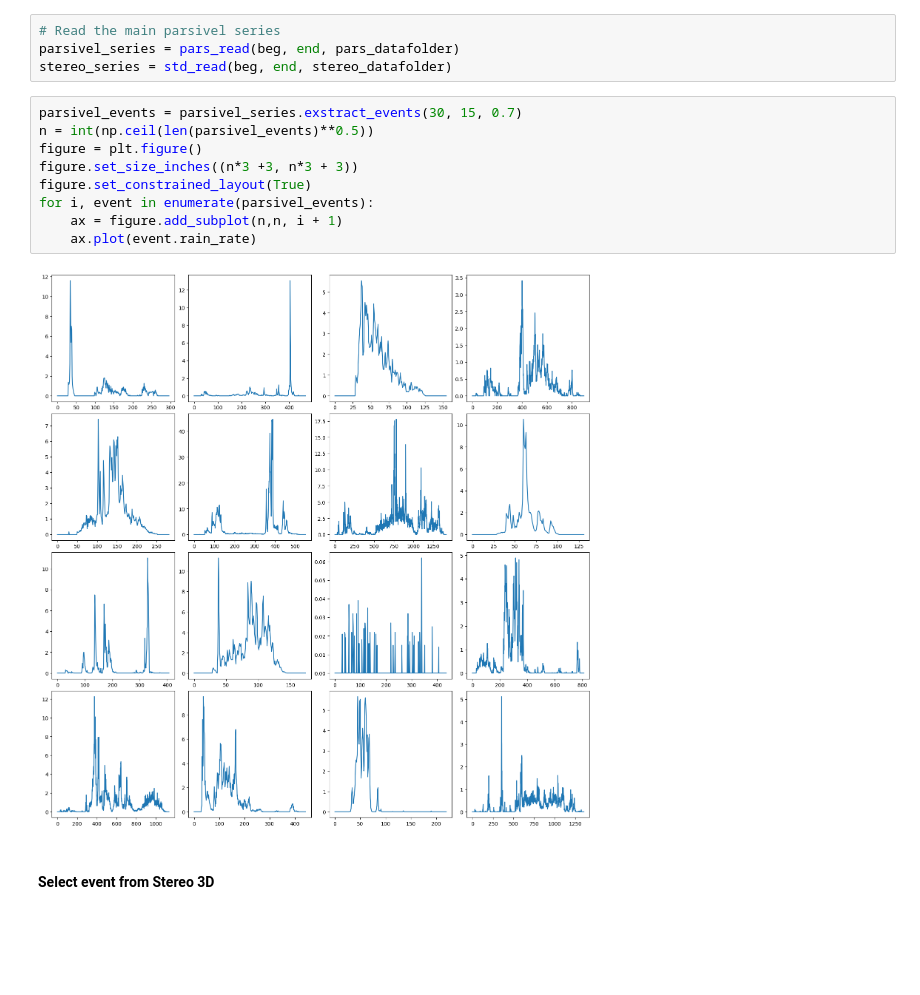
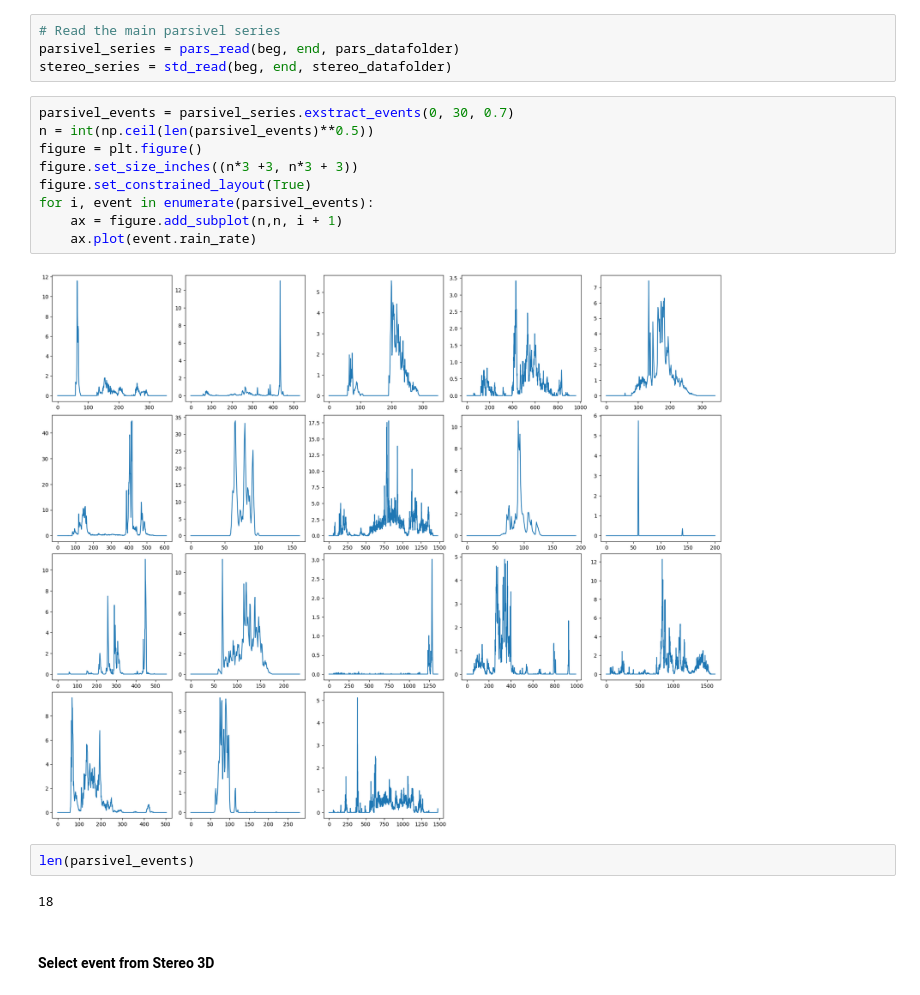
Before and after one commit to marcinmss/rain_analysis_toolbox, a Jupyter notebook: notebooks/comparison_multiple_events/select_save_events.ipynb, the cells around one changed output. Saved outputs shown, nothing was run; the diff lists cells and outputs as text; blank space fills up the shorter version.

```diff
--- a/notebooks/comparison_multiple_events/select_save_events.ipynb
+++ b/notebooks/comparison_multiple_events/select_save_events.ipynb
@@ -16,16 +16,20 @@ end = 20231022235930
 parsivel_series = pars_read(beg, end, pars_datafolder)
 stereo_series = std_read(beg, end, stereo_datafolder)
 # %%
-parsivel_events = parsivel_series.exstract_events(30, 15, 0.7)
+parsivel_events = parsivel_series.exstract_events(0, 30, 0.7)
 n = int(np.ceil(len(parsivel_events)**0.5))
 figure = plt.figure()
 figure.set_size_inches((n*3 +3, n*3 + 3))
 figure.set_constrained_layout(True)
 for i, event in enumerate(parsivel_events):
     ax = figure.add_subplot(n,n, i + 1)
     ax.plot(event.rain_rate)
 # %% [output]
-[figure, old version]
+[figure, new version]
+# %%
+len(parsivel_events)
+# %% [output]
+18
 # %% [markdown]
 #### Select event from Stereo 3D
 # %%
```
Also changed, not shown: parts of 5 cells of this notebook, 6 other files.
